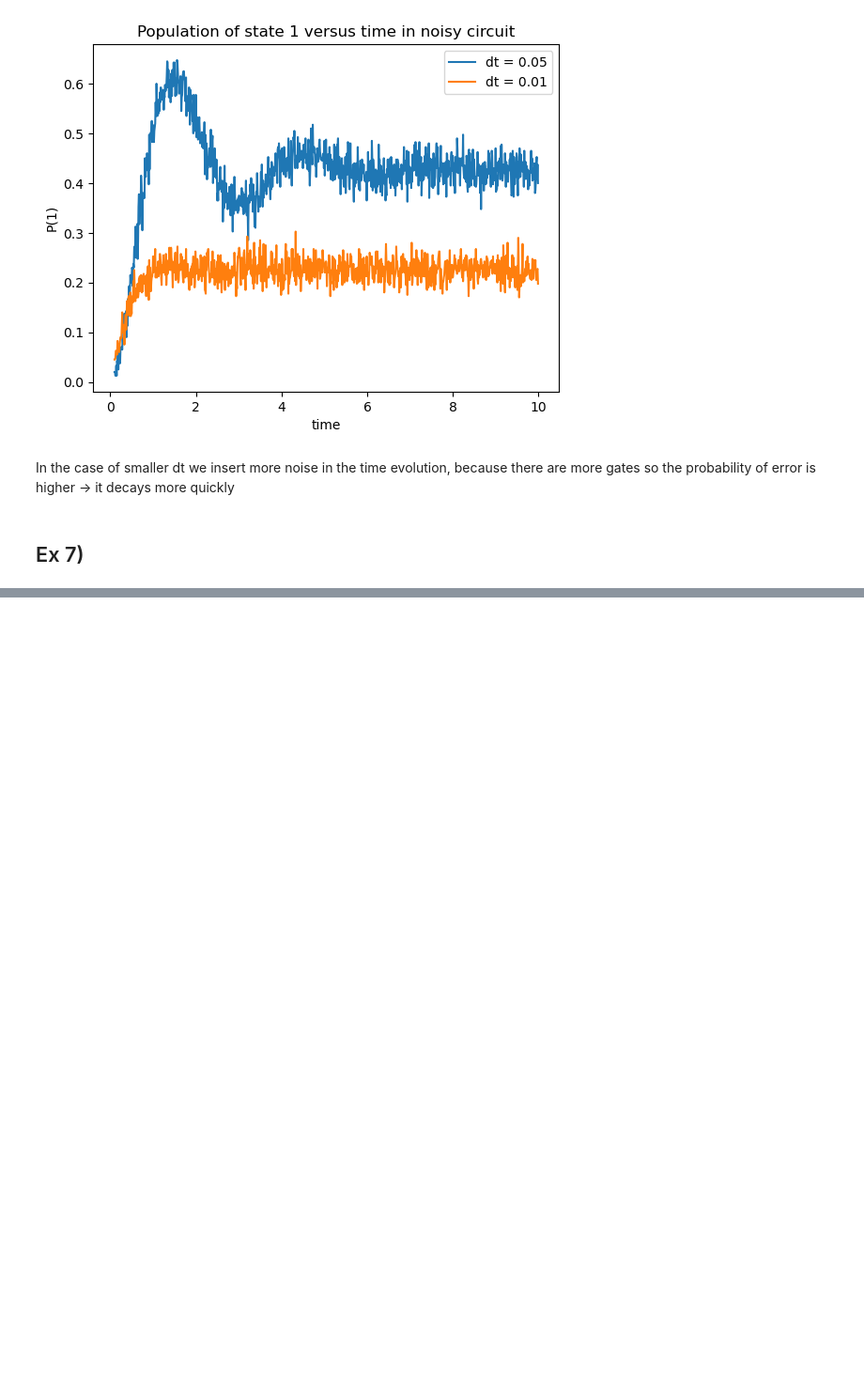
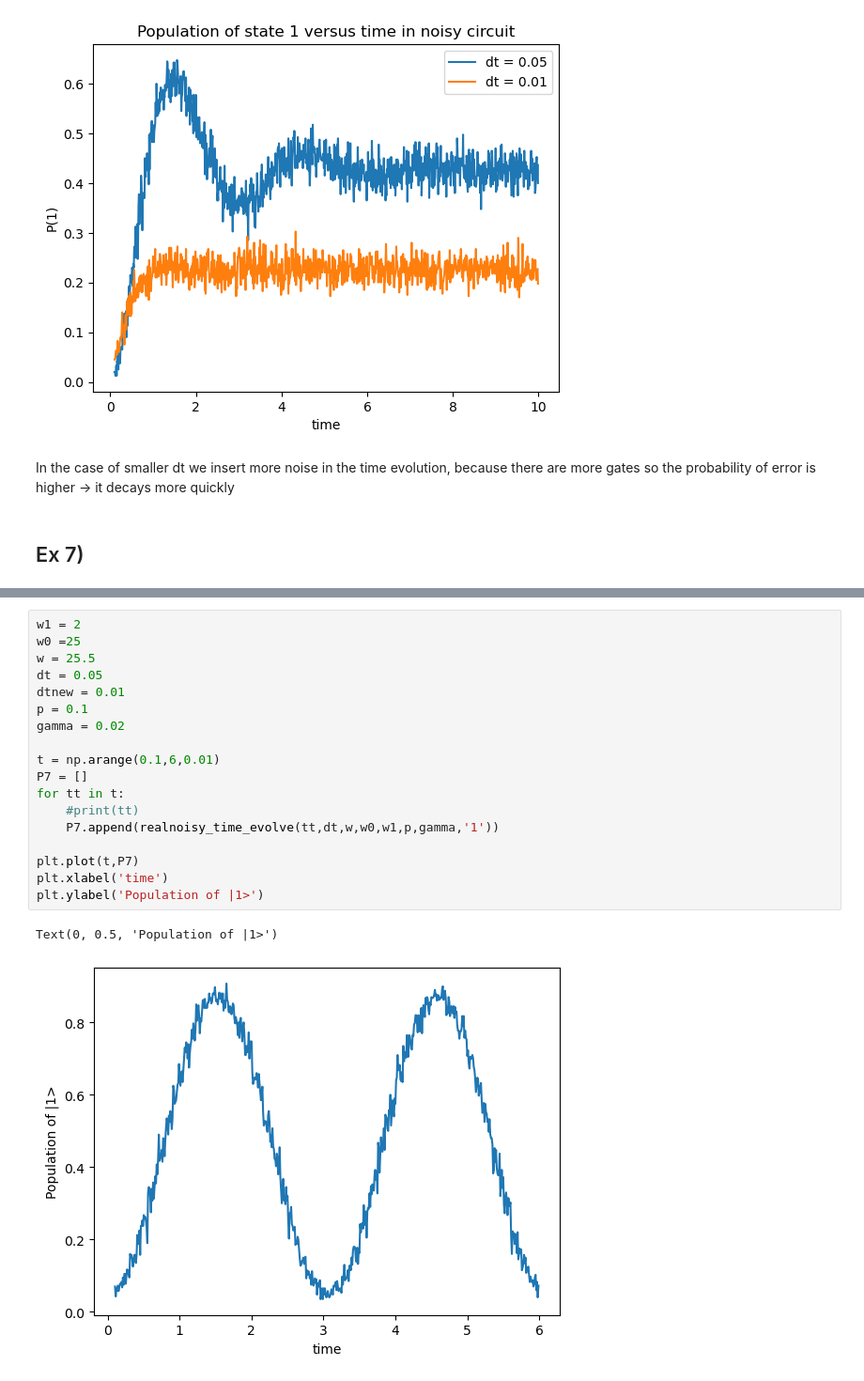
Before and after one commit to gconcheri/FoPra34, a Jupyter notebook: day1_ex5-6-7.ipynb, the cells around one changed output, grey strips where cells are left out. Shown at 94% size. Cells and saved outputs as stored; diff of their text form; blank space fills up the shorter version.

```diff
--- a/day1_ex5-6-7.ipynb
+++ b/day1_ex5-6-7.ipynb
@@ -187,0 +229,21 @@ In the case of smaller dt we insert more noise in the time evolution, because th
+# %%
+w1 = 2
+w0 =25
+w = 25.5
+dt = 0.05
+dtnew = 0.01
+p = 0.1
+gamma = 0.02
+
+t = np.arange(0.1,6,0.01)
+P7 = []
+for tt in t:
+    #print(tt)
+    P7.append(realnoisy_time_evolve(tt,dt,w,w0,w1,p,gamma,'1'))
+
+plt.plot(t,P7)
+plt.xlabel('time')
+plt.ylabel('Population of |1>')
+# %% [output]
+Text(0, 0.5, 'Population of |1>')
+[figure, added]
```
Also changed, not shown: parts of 3 cells of this notebook.
